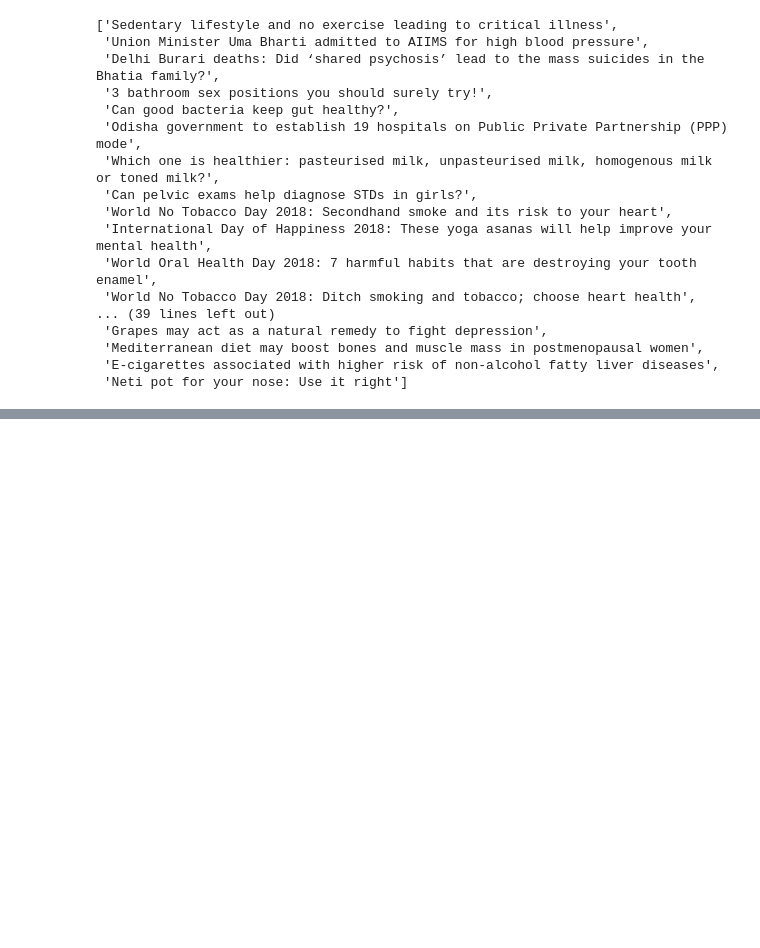
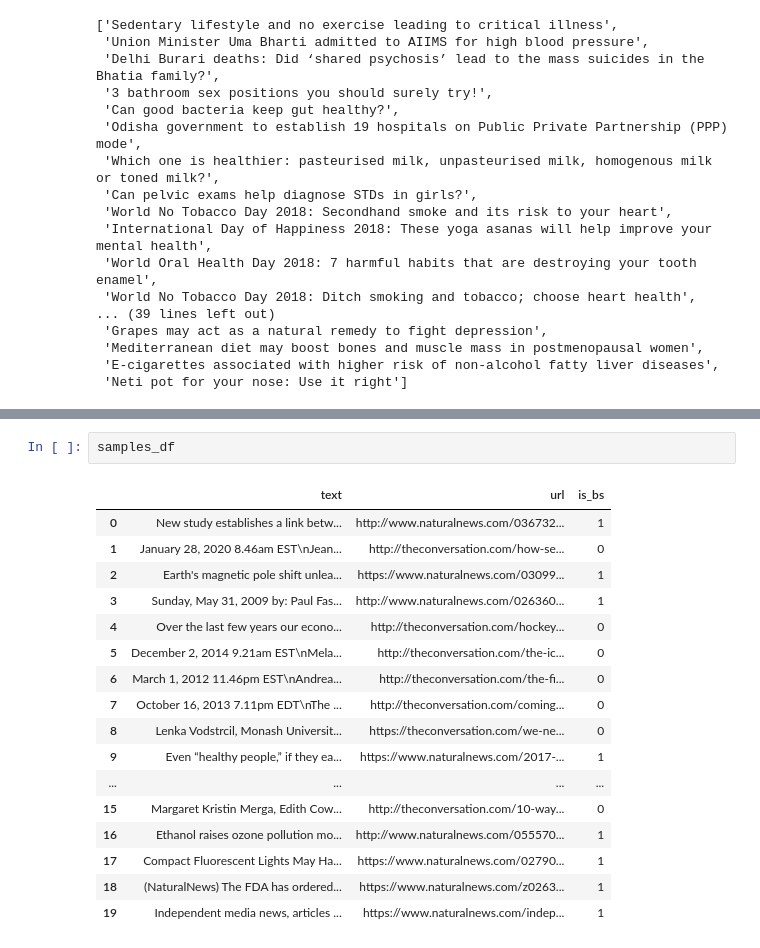
Before and after one commit to ssgrummons/fake-news-classifier, a Jupyter notebook: notebooks/04_additional_data_scraping.ipynb, the cells around one changed output, grey strips where cells are left out. Cells and saved outputs as stored; diff of their text form; blank space fills up the shorter version.

```diff
--- a/notebooks/04_additional_data_scraping.ipynb
+++ b/notebooks/04_additional_data_scraping.ipynb
@@ -213,0 +428,20 @@ bs_dataset['title']
+# %%
+samples_df
+# %% [output]
+|  | text | url | is_bs |
+| 0 | New study establishes a link betw... | http://www.naturalnews.com/036732... | 1 |
+| 1 | January 28, 2020 8.46am EST\nJean... | http://theconversation.com/how-se... | 0 |
+| 2 | Earth's magnetic pole shift unlea... | https://www.naturalnews.com/03099... | 1 |
+| 3 | Sunday, May 31, 2009 by: Paul Fas... | http://www.naturalnews.com/026360... | 1 |
+| 4 | Over the last few years our econo... | http://theconversation.com/hockey... | 0 |
+| 5 | December 2, 2014 9.21am EST\nMela... | http://theconversation.com/the-ic... | 0 |
+| 6 | March 1, 2012 11.46pm EST\nAndrea... | http://theconversation.com/the-fi... | 0 |
+| 7 | October 16, 2013 7.11pm EDT\nThe ... | http://theconversation.com/coming... | 0 |
+| 8 | Lenka Vodstrcil, Monash Universit... | https://theconversation.com/we-ne... | 0 |
+| 9 | Even “healthy people,” if they ea... | https://www.naturalnews.com/2017-... | 1 |
+| ... | ... | ... | ... |
+| 15 | Margaret Kristin Merga, Edith Cow... | http://theconversation.com/10-way... | 0 |
+| 16 | Ethanol raises ozone pollution mo... | http://www.naturalnews.com/055570... | 1 |
+| 17 | Compact Fluorescent Lights May Ha... | https://www.naturalnews.com/02790... | 1 |
+| 18 | (NaturalNews) The FDA has ordered... | https://www.naturalnews.com/z0263... | 1 |
+| 19 | Independent media news, articles ... | https://www.naturalnews.com/indep... | 1 |
```
Also changed, not shown: parts of 23 cells of this notebook, 2 other files.
